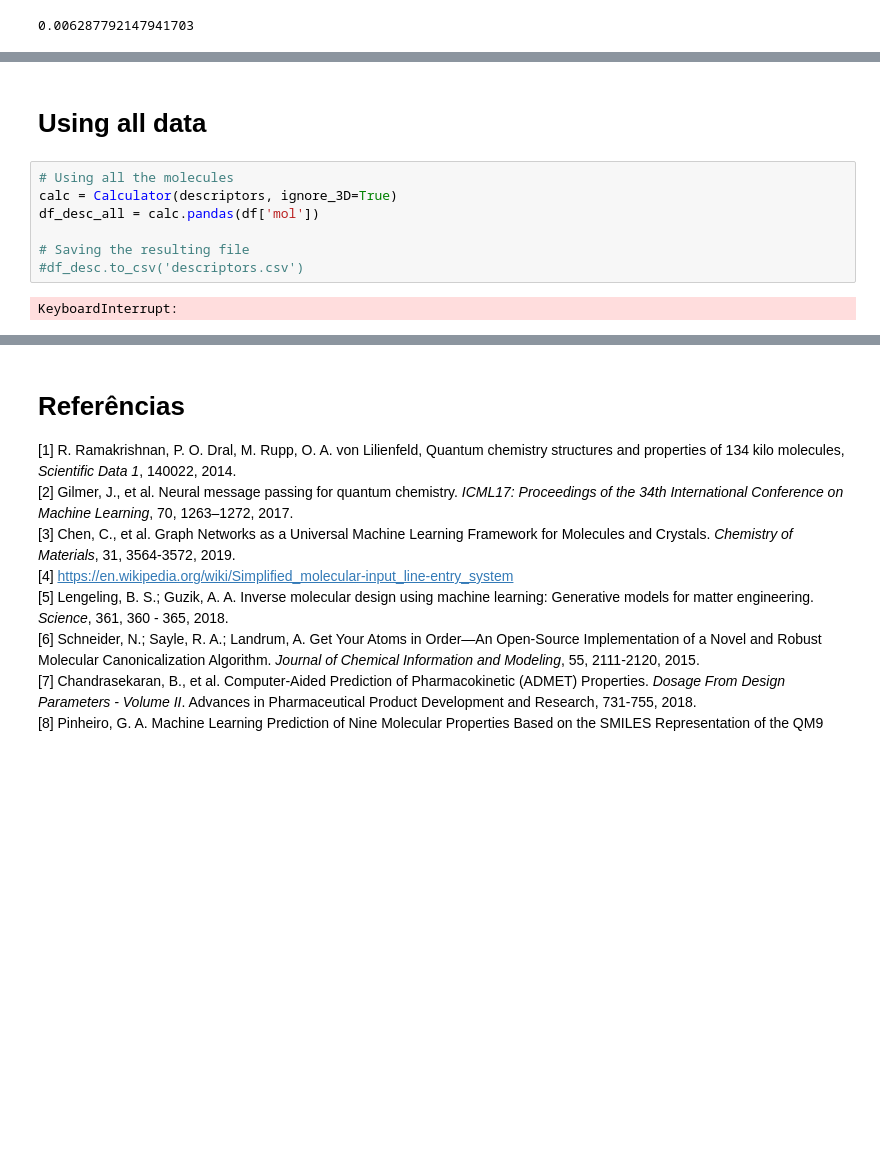
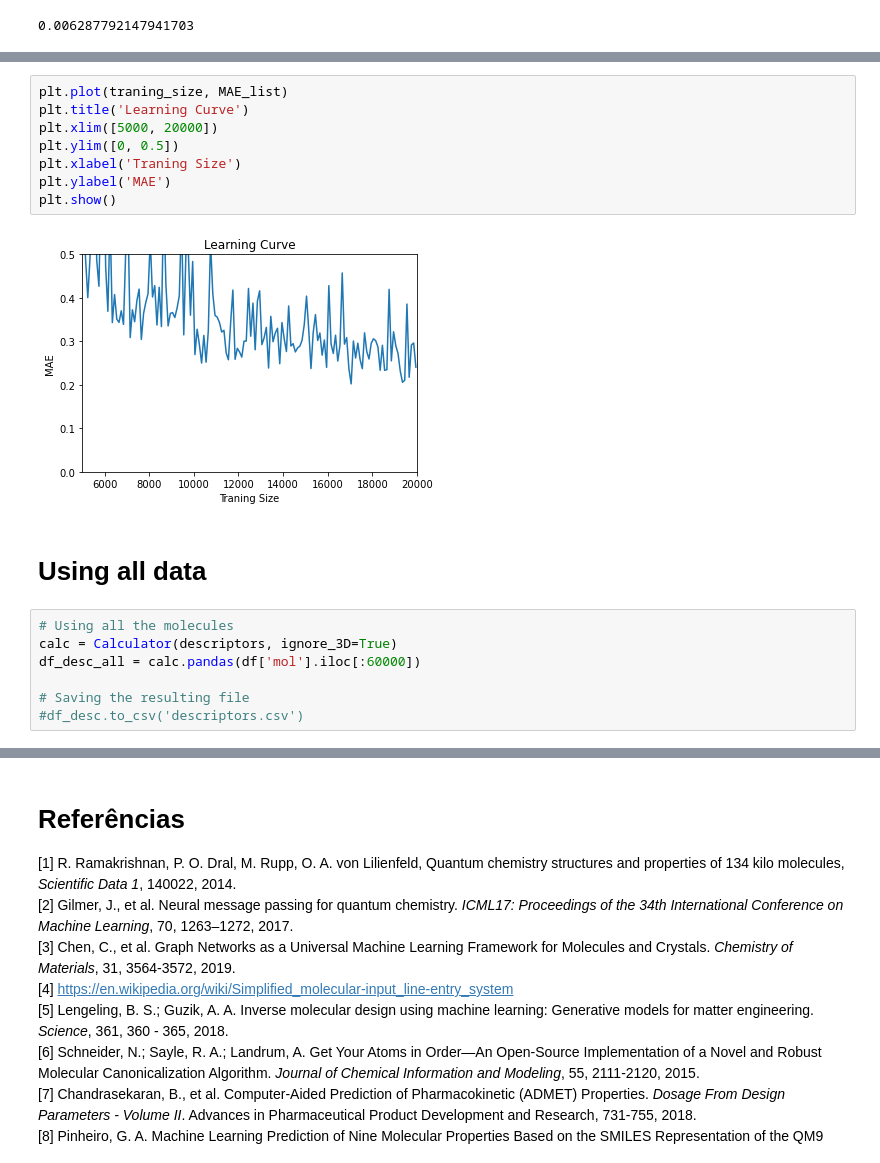
Before and after one commit to stevenYang914/Foundry_Models, a Jupyter notebook: Kaggle_Model.ipynb, the cells around one changed output, grey strips where cells are left out. Cells and saved outputs as stored; diff of their text form; blank space fills up the shorter version.

```diff
--- a/Kaggle_Model.ipynb
+++ b/Kaggle_Model.ipynb
@@ -717,14 +809,22 @@ MAE / (df['H'].mad())
+# %%
+plt.plot(traning_size, MAE_list)
+plt.title('Learning Curve')
+plt.xlim([5000, 20000])
+plt.ylim([0, 0.5])
+plt.xlabel('Traning Size')
+plt.ylabel('MAE')
+plt.show()
+# %% [output]
+[figure, added]
 # %% [markdown]
 # Using all data
 # %%
 # Using all the molecules
 calc = Calculator(descriptors, ignore_3D=True)
-df_desc_all = calc.pandas(df['mol'])
+df_desc_all = calc.pandas(df['mol'].iloc[:60000])
 
 # Saving the resulting file
 #df_desc.to_csv('descriptors.csv')
-# %% [output]
-KeyboardInterrupt:
 # %%
 len(df_desc_all)
 # %% [output]
```
Also changed, not shown: parts of 60 cells of this notebook.
